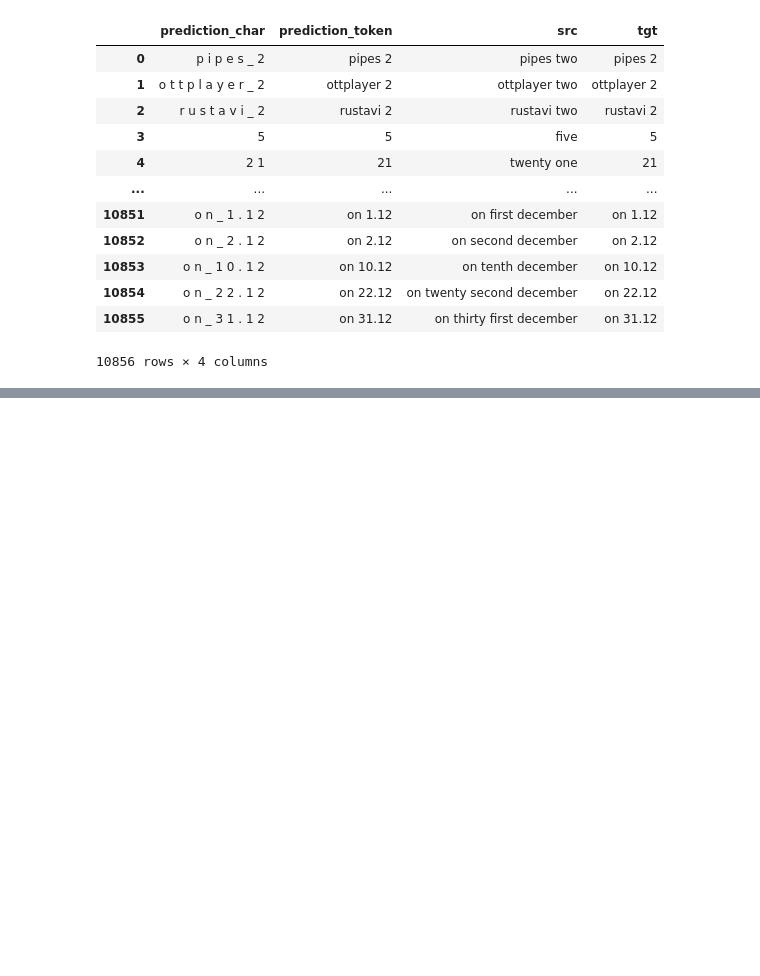
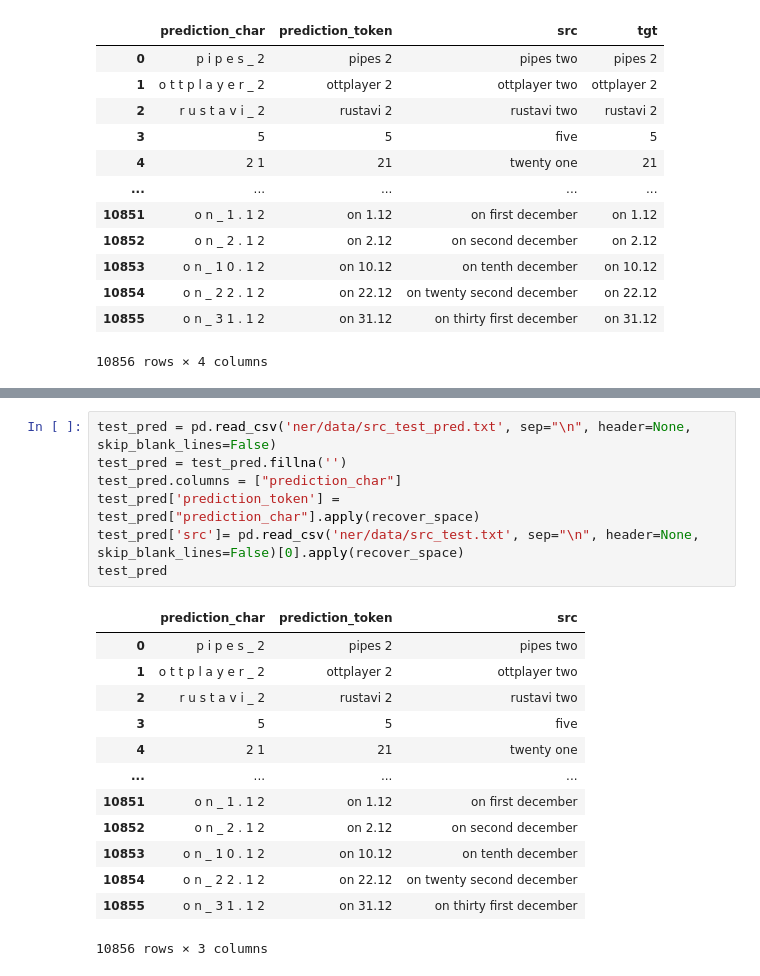
Before and after one commit to sting1000/generator, a Jupyter notebook: ner.ipynb, the cells around one changed output, grey strips where cells are left out. Drawn from its saved outputs; the diff is of its cells as text; blank space fills up the shorter version.

```diff
--- a/ner.ipynb
+++ b/ner.ipynb
@@ -466,0 +440,21 @@ t
+# %%
+test_pred = pd.read_csv('ner/data/src_test_pred.txt', sep="\n", header=None, skip_blank_lines=False)
+test_pred = test_pred.fillna('')
+test_pred.columns = ["prediction_char"]
+test_pred['prediction_token'] = test_pred["prediction_char"].apply(recover_space)
+test_pred['src']= pd.read_csv('ner/data/src_test.txt', sep="\n", header=None, skip_blank_lines=False)[0].apply(recover_space)
+test_pred
+# %% [output]
+|  | prediction_char | prediction_token | src |
+| 0 | p i p e s _ 2 | pipes 2 | pipes two |
+| 1 | o t t p l a y e r _ 2 | ottplayer 2 | ottplayer two |
+| 2 | r u s t a v i _ 2 | rustavi 2 | rustavi two |
+| 3 | 5 | 5 | five |
+| 4 | 2 1 | 21 | twenty one |
+| ... | ... | ... | ... |
+| 10851 | o n _ 1 . 1 2 | on 1.12 | on first december |
+| 10852 | o n _ 2 . 1 2 | on 2.12 | on second december |
+| 10853 | o n _ 1 0 . 1 2 | on 10.12 | on tenth december |
+| 10854 | o n _ 2 2 . 1 2 | on 22.12 | on twenty second december |
+| 10855 | o n _ 3 1 . 1 2 | on 31.12 | on thirty first december |
+10856 rows × 3 columns
```
Also changed, not shown: parts of 7 cells of this notebook, 1 other file.
